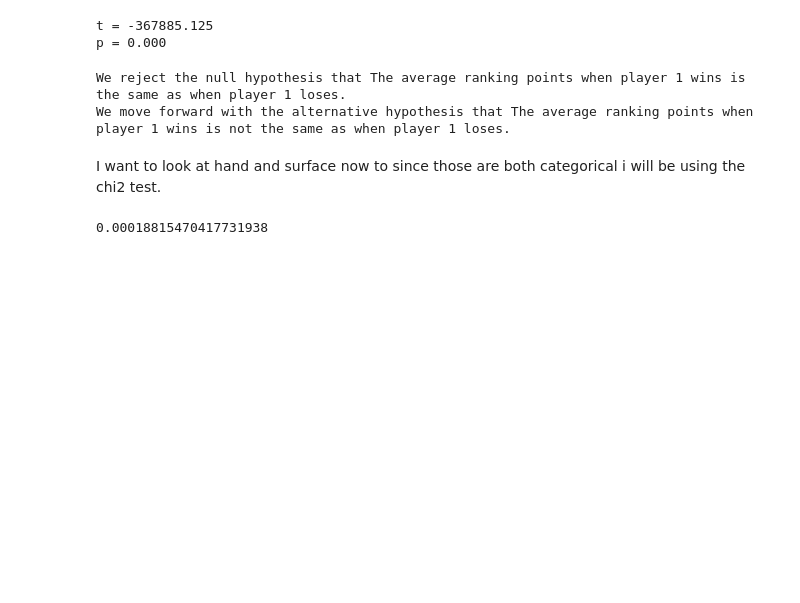
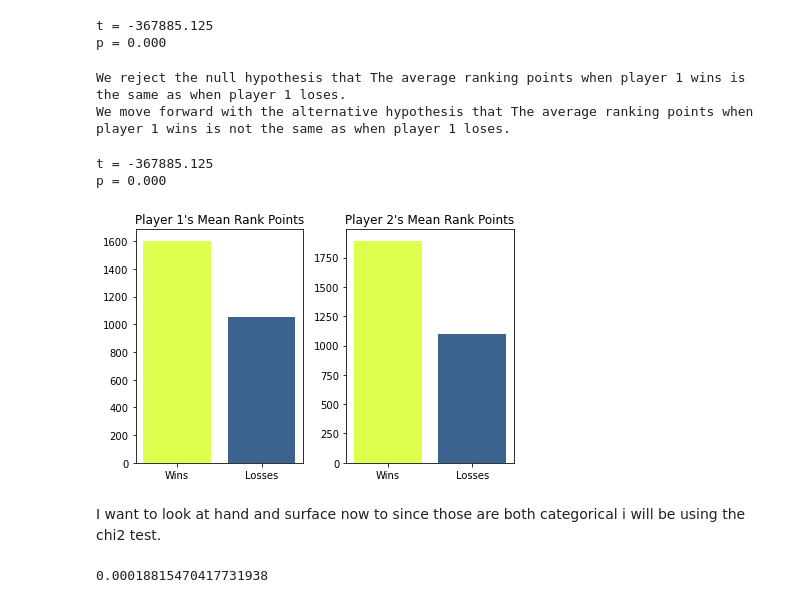
Before and after one commit to Racket-Science/Tennis-Match-Predictions, a Jupyter notebook: Notebooks/Whitaker_Working_Notebook.ipynb, the cells around one changed output. Cells and saved outputs as stored; diff of their text form; code cells hidden in the pictures; blank space fills up the shorter version.

Commit message:
add modeling functions

```diff
--- a/Notebooks/Whitaker_Working_Notebook.ipynb
+++ b/Notebooks/Whitaker_Working_Notebook.ipynb
@@ -652,3 +661,39 @@ We move forward with the alternative hypothesis that The average ranking points
+# %%
+get_ttest_rank_points(train)
+# %% [output]
+t = -367885.125
+p = 0.000
+# %%
+def get_winning_player_rank_points(train):
+    '''This function:
+     gets graph of average player ranking points for train'''
+
+    # create axis object
+    fig, (ax1,ax2) = plt.subplots(1,2)
+
+    # assign values and labels for ax1
+    values = [train.player_1_rank_points[(train.player_1_wins == True)].mean(), train.player_1_rank_points[(train.player_1_wins == False)].mean()]
+    labels = ['Wins','Losses']
+
+    # generate and display graph
+    ax1.bar(height=values, x=labels, color=['#dfff4f', '#3C638E'])
+    ax1.title.set_text("Player 1's Mean Rank Points")
+
+    # assign values and labels for ax2
+    values = [train.player_2_rank_points[(train.player_1_wins == False)].mean(), train.player_2_rank_points[(train.player_1_wins == True)].mean()]
+    labels = ['Wins','Losses']
+
+    # generate and display graph
+    ax2.bar(height=values, x=labels, color=['#dfff4f', '#3C638E'])
+    ax2.title.set_text("Player 2's Mean Rank Points")
+
+    # display plot
+    plt.tight_layout()
+    plt.show()
+# %%
+get_winning_player_rank_points(train)
+# %% [output]
+[figure, added]
 # %% [markdown]
 I want to look at hand and surface now to since those are both categorical i will be using the chi2 test.
 # %%
```
Also changed, not shown: parts of 39 cells of this notebook.
